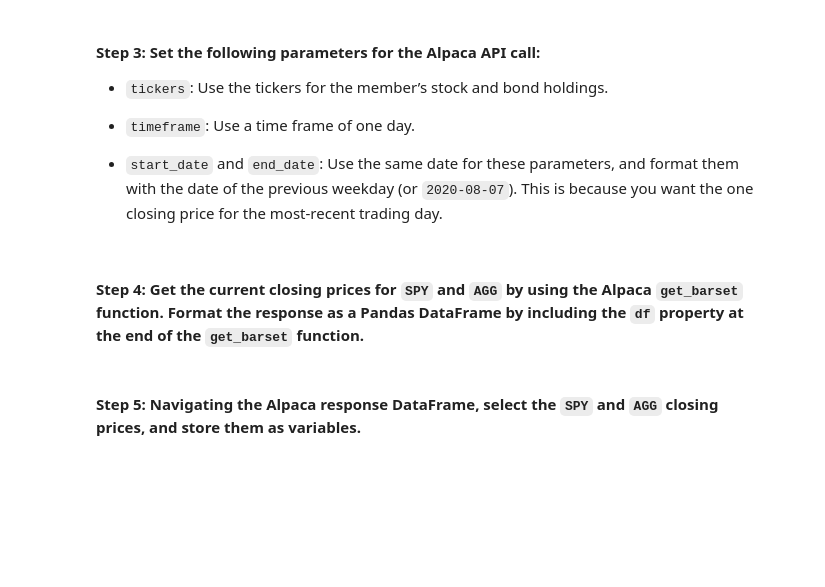
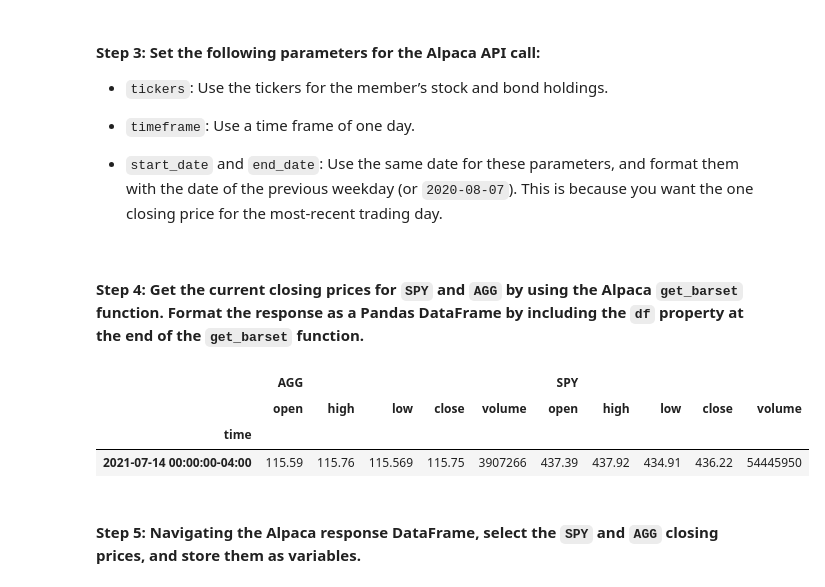
Before and after one commit to pentius00/05_Financial_Planner, a Jupyter notebook: financial_planning_tools.ipynb, the cells around one changed output. Cells and saved outputs as stored; diff of their text form; code cells hidden in the pictures; blank space fills up the shorter version.

Commit message:
create dataframe from alpaca api

```diff
--- a/financial_planning_tools.ipynb
+++ b/financial_planning_tools.ipynb
@@ -210,17 +210,21 @@ timeframe = '1D'
 # Set both the start and end date at the date of your prior weekday
 # This will give you the closing price of the previous trading day
 # Alternatively you can use a start and end date of 2020-08-07
-# YOUR CODE HERE
-# YOUR CODE HERE
+start_date = pd.Timestamp('2021-07-14', tz='America/New_York').isoformat()
+end_date = pd.Timestamp('2021-07-14', tz='America/New_York').isoformat()
 # %% [markdown]
 #### Step 4: Get the current closing prices for `SPY` and `AGG` by using the Alpaca `get_barset` function. Format the response as a Pandas DataFrame by including the `df` property at the end of the `get_barset` function.
 # %%
 # Use the Alpaca get_barset function to get current closing prices the portfolio
 # Be sure to set the `df` property after the function to format the response object as a DataFrame
-# YOUR CODE HERE
-
+prices_df = alpaca.get_barset(tickers, timeframe=timeframe, start=start_date, end=end_date).df
 # Review the first 5 rows of the Alpaca DataFrame
-# YOUR CODE HERE
+prices_df.head()
+# %% [output]
+|  | AGG |  |  |  |  | SPY |  |  |  |  |
+|  | open | high | low | close | volume | open | high | low | close | volume |
+| time |  |  |  |  |  |  |  |  |  |  |
+| 2021-07-14 00:00:00-04:00 | 115.59 | 115.76 | 115.569 | 115.75 | 3907266 | 437.39 | 437.92 | 434.91 | 436.22 | 54445950 |
 # %% [markdown]
 #### Step 5: Navigating the Alpaca response DataFrame, select the `SPY` and `AGG` closing prices, and store them as variables.
 # %%
```
